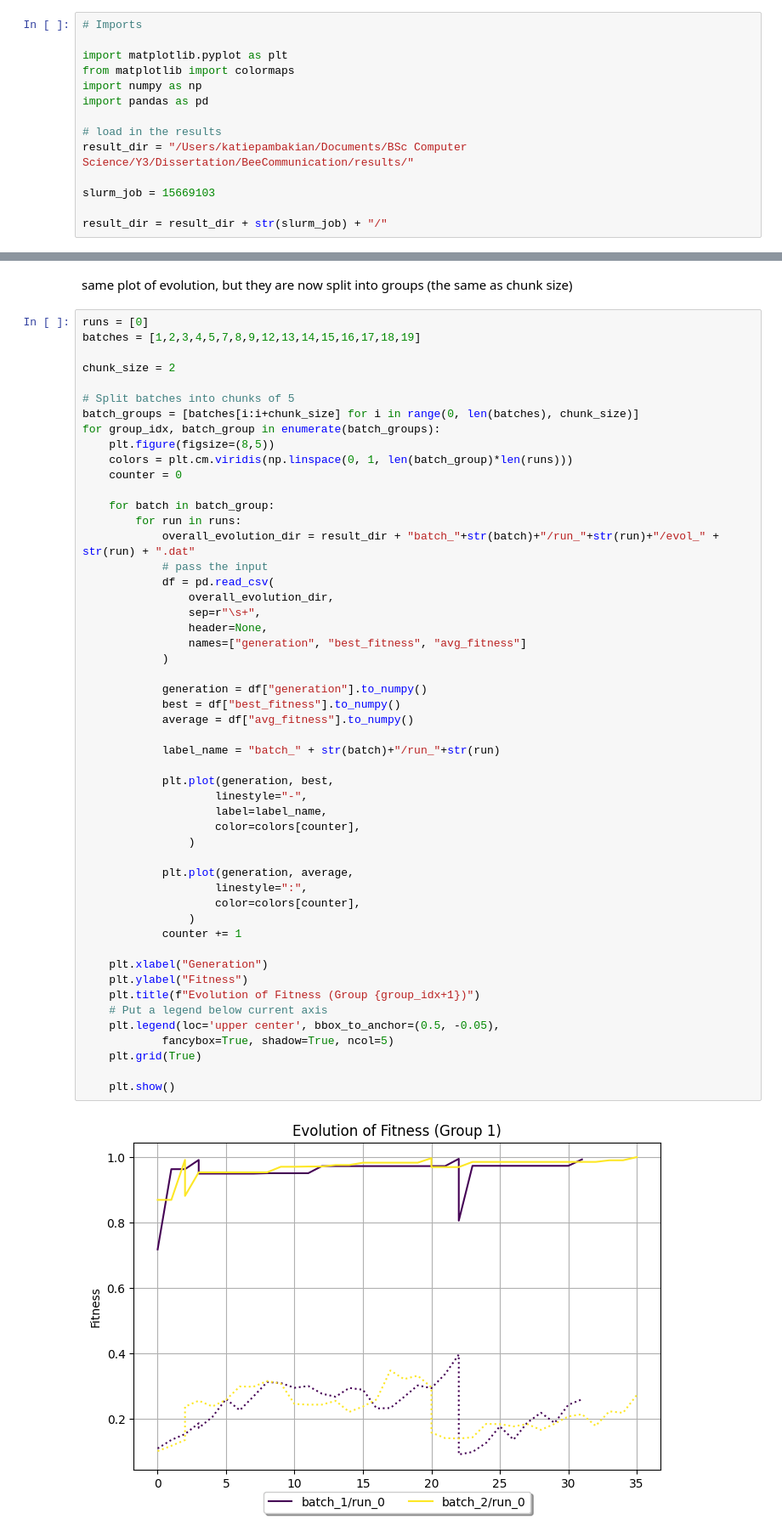
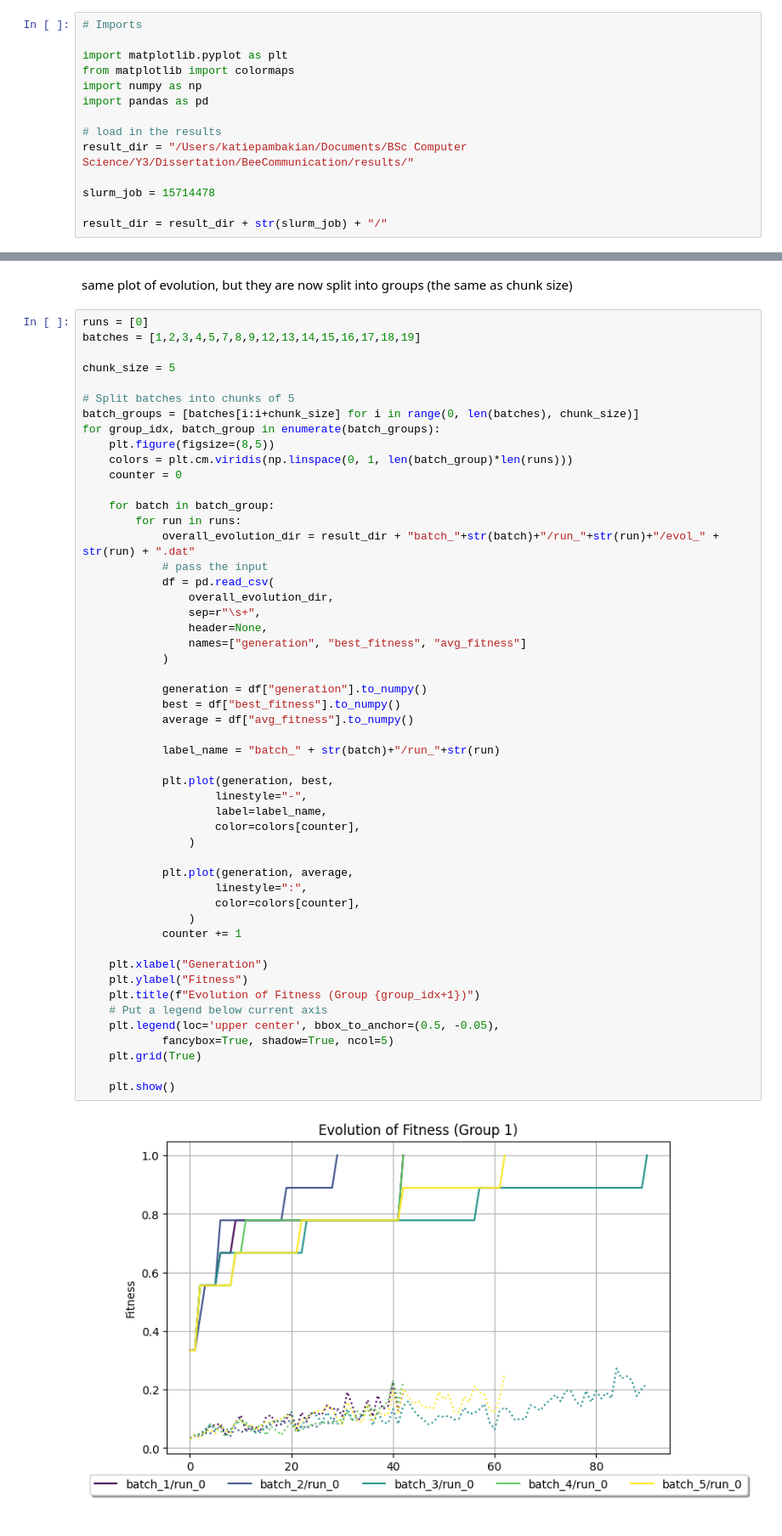
Before and after one commit to katiepambakianbris/BeeCommunication, a Jupyter notebook: analysis/fitness_function.ipynb, the cells around one changed output, grey strips where cells are left out. Shown at 85% size. Cells and saved outputs as stored; diff of their text form.

```diff
--- a/analysis/fitness_function.ipynb
+++ b/analysis/fitness_function.ipynb
@@ -13,7 +13,7 @@ import pandas as pd
 # load in the results
 result_dir = "/Users/katiepambakian/Documents/BSc Computer Science/Y3/Dissertation/BeeCommunication/results/"
 
-slurm_job = 15669103
+slurm_job = 15714478
 
 result_dir = result_dir + str(slurm_job) + "/"
 # %% [markdown]
@@ -70,7 +70,7 @@ same plot of evolution, but they are now split into groups (the same as chunk si
 runs = [0]
 batches = [1,2,3,4,5,7,8,9,12,13,14,15,16,17,18,19]
 
-chunk_size = 2
+chunk_size = 5
 
 # Split batches into chunks of 5
 batch_groups = [batches[i:i+chunk_size] for i in range(0, len(batches), chunk_size)]
@@ -91,31 +91,31 @@ for group_idx, batch_group in enumerate(batch_groups):
             )
 
             generation = df["generation"].to_numpy()
             best = df["best_fitness"].to_numpy()
             average = df["avg_fitness"].to_numpy()
 
             label_name = "batch_" + str(batch)+"/run_"+str(run)
 
             plt.plot(generation, best,
                     linestyle="-",
                     label=label_name,
                     color=colors[counter],
                 )
 
             plt.plot(generation, average,
                     linestyle=":",
                     color=colors[counter],
                 )
             counter += 1
 
     plt.xlabel("Generation")
     plt.ylabel("Fitness")
     plt.title(f"Evolution of Fitness (Group {group_idx+1})")
     # Put a legend below current axis
     plt.legend(loc='upper center', bbox_to_anchor=(0.5, -0.05),
             fancybox=True, shadow=True, ncol=5)
     plt.grid(True)
 
     plt.show()
 # %% [output]
-[figure, old version]
+[figure, new version]
```
Also changed, not shown: parts of 2 cells of this notebook, 3 other files.
